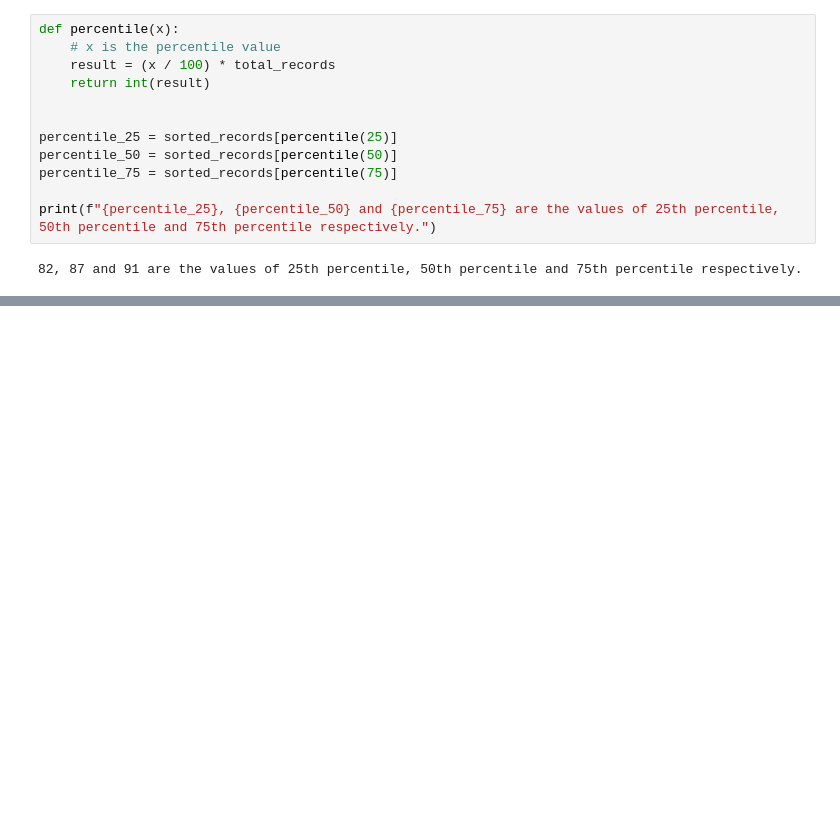
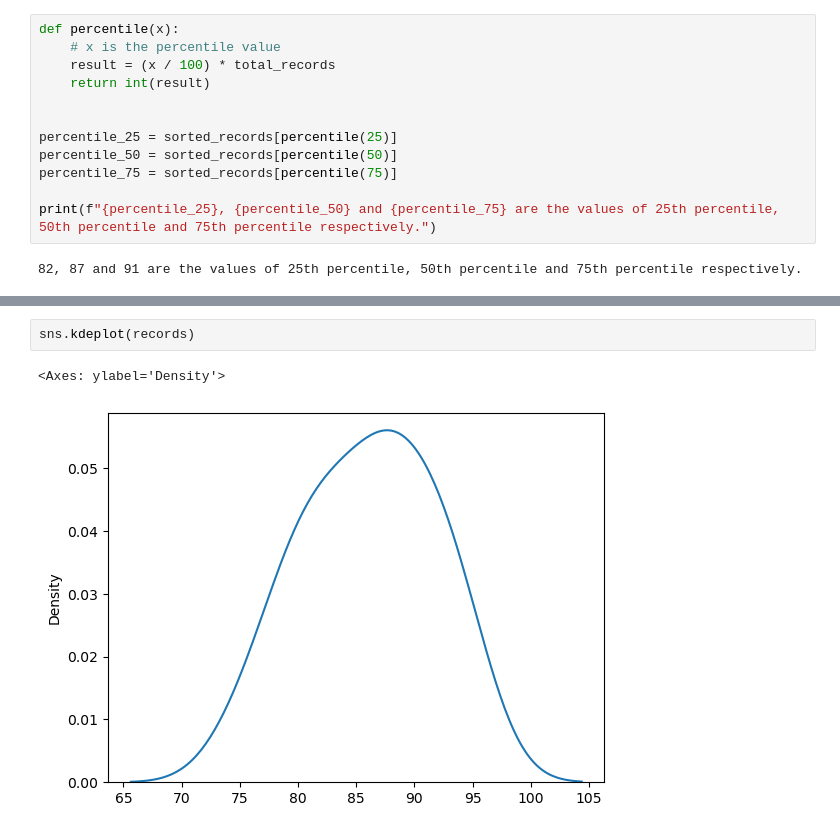
Before and after one commit to itsanishsingh/descriptive-statistics, a Jupyter notebook: descriptive_statistics.ipynb, the cells around one changed output, grey strips where cells are left out. Cells and saved outputs as stored; diff of their text form; blank space fills up the shorter version.

```diff
--- a/descriptive_statistics.ipynb
+++ b/descriptive_statistics.ipynb
@@ -129,0 +139,5 @@ print(f"{percentile_25}, {percentile_50} and {percentile_75} are the values of 2
+# %%
+sns.kdeplot(records)
+# %% [output]
+<Axes: ylabel='Density'>
+[figure, added]
```
Also changed, not shown: parts of 4 cells of this notebook.
